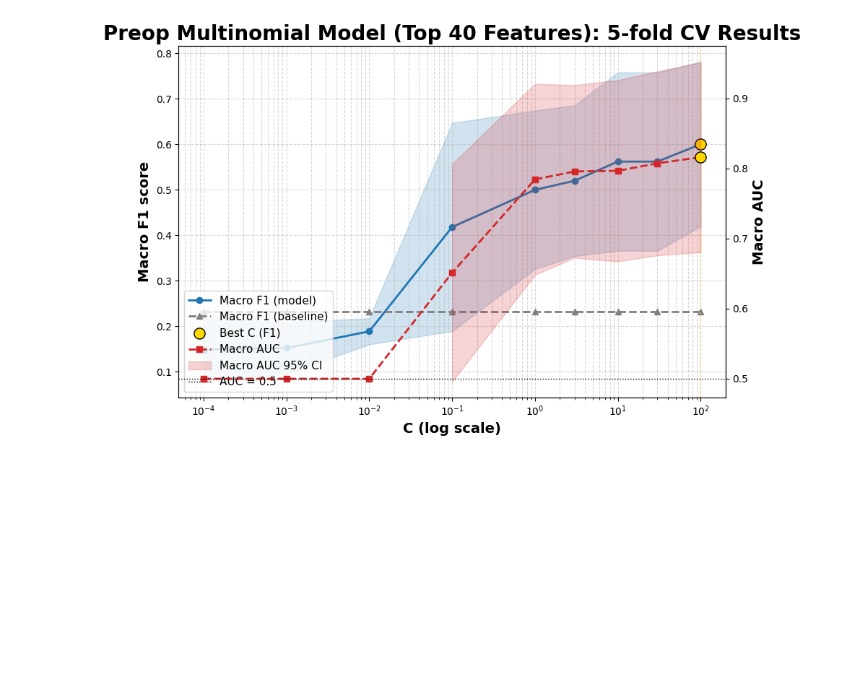
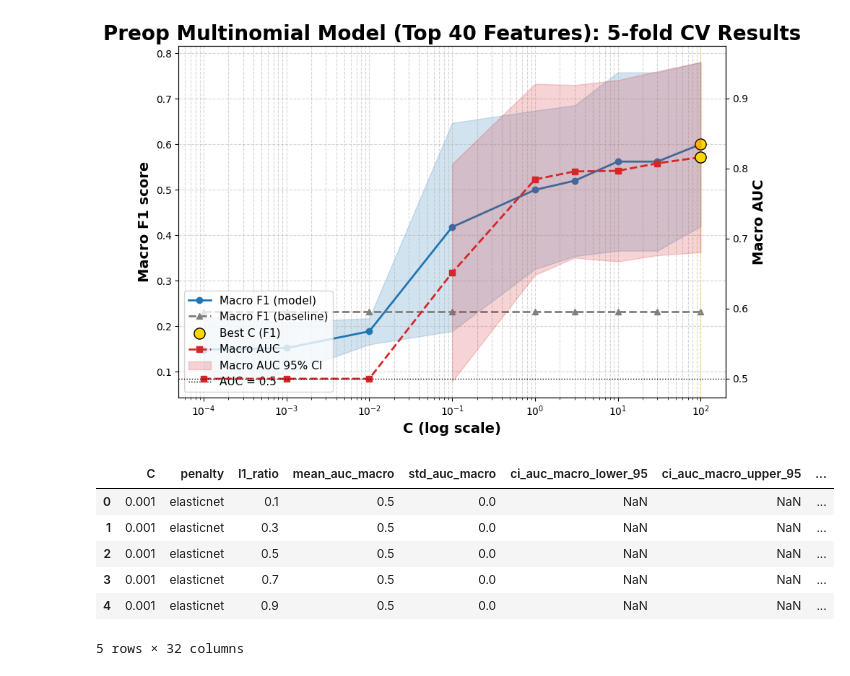
Before and after one commit to ygrepo/Craniopharyngiomas_Image_Segmentation, a Jupyter notebook: notebooks/cv_plot.ipynb, the cells around one changed output. Cells and saved outputs as stored; diff of their text form; code cells hidden in the pictures; blank space fills up the shorter version.

```diff
--- a/notebooks/cv_plot.ipynb
+++ b/notebooks/cv_plot.ipynb
@@ -151,3 +176,15 @@ plot_multinomial_lasso_cv_metrics(df, title="Preop Multinomial Model (Top 40 Fea
                                   fn=Path(path))
 # %% [output]
 [figure]
+# %%
+path = "../output/metrics/preop_multinomial_elasticnet_l1ratio_grid_top40_cv_metrics.csv"
+df = pd.read_csv(path)
+df.head()
+# %% [output]
+|  | C | penalty | l1_ratio | mean_auc_macro | std_auc_macro | ci_auc_macro_lower_95 | ci_auc_macro_upper_95 | ... |
+| 0 | 0.001 | elasticnet | 0.1 | 0.5 | 0.0 | NaN | NaN | ... |
+| 1 | 0.001 | elasticnet | 0.3 | 0.5 | 0.0 | NaN | NaN | ... |
+| 2 | 0.001 | elasticnet | 0.5 | 0.5 | 0.0 | NaN | NaN | ... |
+| 3 | 0.001 | elasticnet | 0.7 | 0.5 | 0.0 | NaN | NaN | ... |
+| 4 | 0.001 | elasticnet | 0.9 | 0.5 | 0.0 | NaN | NaN | ... |
+5 rows × 32 columns
```
Also changed, not shown: parts of 7 cells of this notebook, 3 other files.
